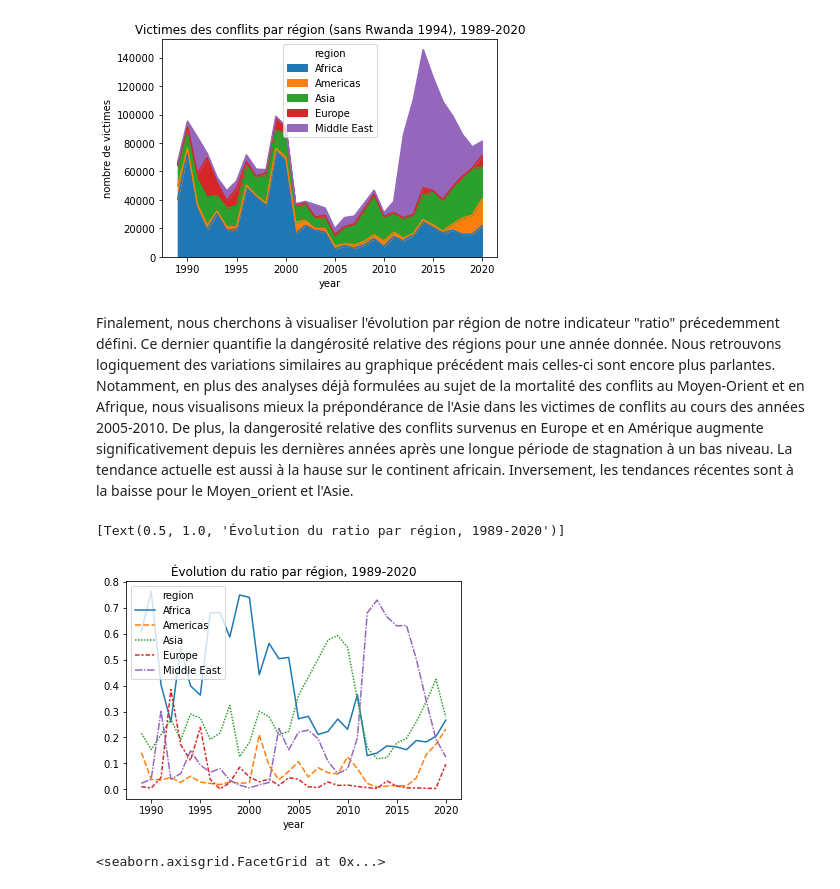
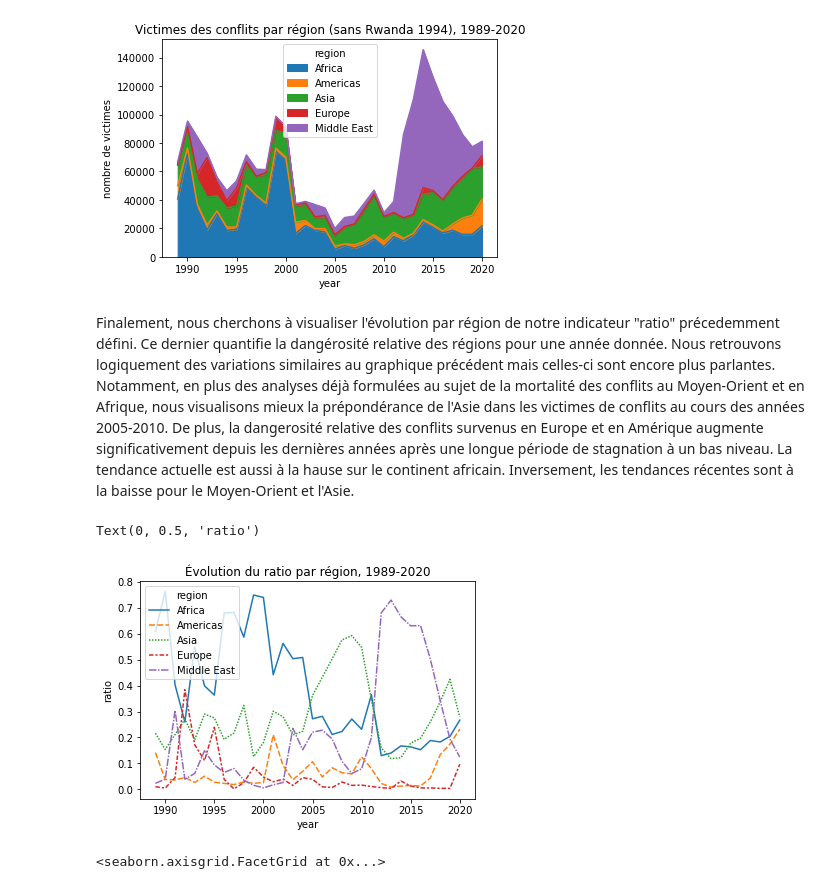
Before and after one commit to LexAdrim/UCDP-project, a Jupyter notebook: Stat_des.ipynb, the cells around one changed output. Drawn from its saved outputs; the diff is of its cells as text; code cells hidden in the pictures.

```diff
--- a/Stat_des.ipynb
+++ b/Stat_des.ipynb
@@ -128,20 +130,19 @@ df_morts_region_corrige.plot.area().set(ylabel='nombre de victimes',title = 'Vic
  Text(0.5, 1.0, 'Victimes des conflits par région (sans Rwanda 1994), 1989-2020')]
 [figure]
 # %% [markdown]
-Finalement, nous cherchons à visualiser l'évolution par région de notre indicateur "ratio" précedemment défini. Ce dernier quantifie la dangérosité relative des régions pour une année donnée. Nous retrouvons logiquement des variations similaires au graphique précédent mais celles-ci sont encore plus parlantes. Notamment, en plus des analyses déjà formulées au sujet de la mortalité des conflits au Moyen-Orient et en Afrique, nous visualisons mieux la prépondérance de l'Asie dans les victimes de conflits au cours des années 2005-2010. De plus, la dangerosité relative des conflits survenus en Europe et en Amérique augmente significativement depuis les dernières années après une longue période de stagnation à un bas niveau. La tendance actuelle est aussi à la hause sur le continent africain. Inversement, les tendances récentes sont à la baisse pour le Moyen_orient et l'Asie.
+Finalement, nous cherchons à visualiser l'évolution par région de notre indicateur "ratio" précedemment défini. Ce dernier quantifie la dangérosité relative des régions pour une année donnée. Nous retrouvons logiquement des variations similaires au graphique précédent mais celles-ci sont encore plus parlantes. Notamment, en plus des analyses déjà formulées au sujet de la mortalité des conflits au Moyen-Orient et en Afrique, nous visualisons mieux la prépondérance de l'Asie dans les victimes de conflits au cours des années 2005-2010. De plus, la dangerosité relative des conflits survenus en Europe et en Amérique augmente significativement depuis les dernières années après une longue période de stagnation à un bas niveau. La tendance actuelle est aussi à la hause sur le continent africain. Inversement, les tendances récentes sont à la baisse pour le Moyen-Orient et l'Asie.
 # %%
 df_morts_region_corrige_bis = df_morts_region_corrige.copy()
 df_morts_region_corrige_bis['morts_par_an'] = df_morts_region_corrige.sum(axis=1).astype(int)
 
 df_ratio_region_corrige = df_morts_region_corrige_bis.divide(df_morts_region_corrige_bis['morts_par_an'], axis=0).drop(columns = 'morts_par_an')
-#df_ratio_region_corrige
 
-#df_ratio_region_corrige.plot()
-
-sns.lineplot(data=df_ratio_region_corrige).set(title = "Évolution du ratio par région, 1989-2020")
+ax = sns.lineplot(data=df_ratio_region_corrige)
+ax.set_title("Évolution du ratio par région, 1989-2020")
+ax.set_ylabel('ratio')
 # %% [output]
-[Text(0.5, 1.0, 'Évolution du ratio par région, 1989-2020')]
+Text(0, 0.5, 'ratio')
-[figure, old version]
+[figure, new version]
 # %%
 df_regression = pd.read_csv('/Users/mcolas/Documents/df_regression.csv')
 df_2018 = df_regression[df_regression['year']==2018]#[df_regression['ratio']<0.1]
```
Also changed, not shown: parts of 11 cells of this notebook.
